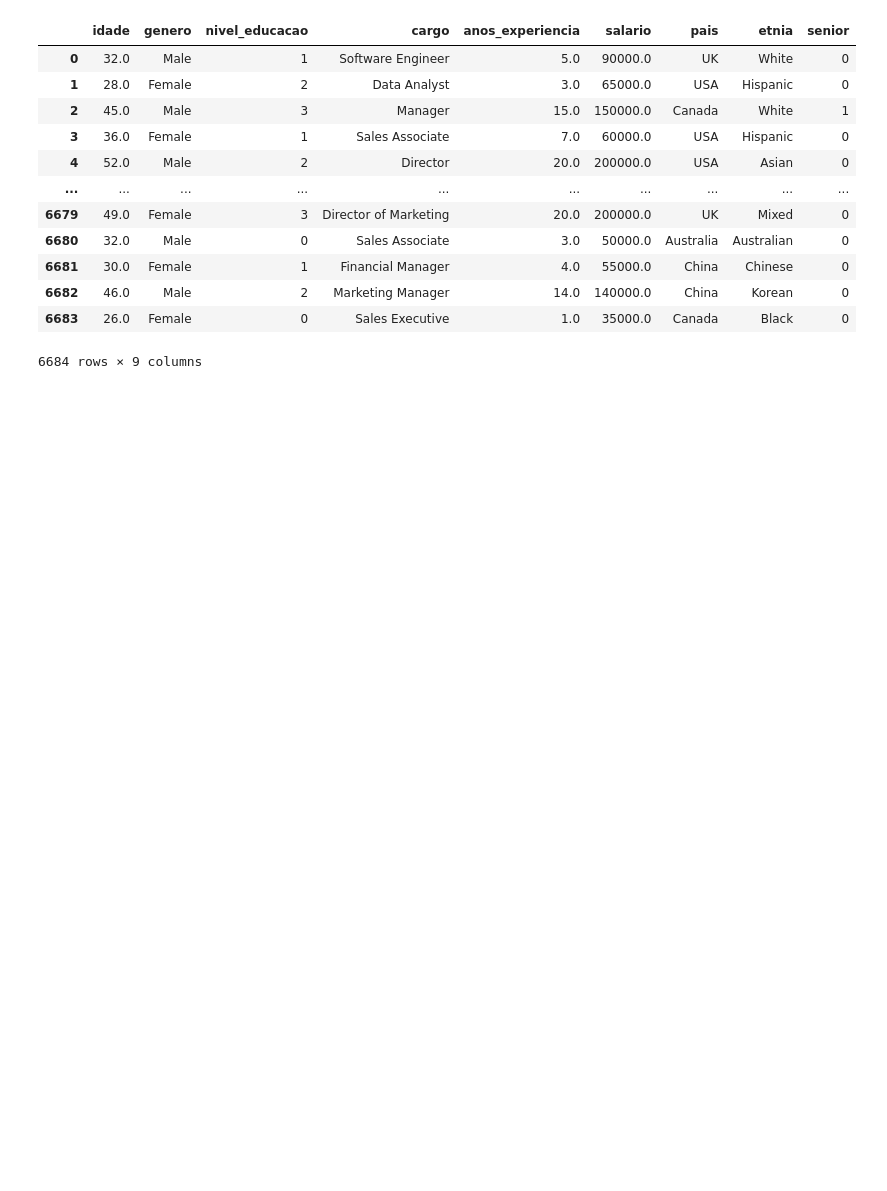
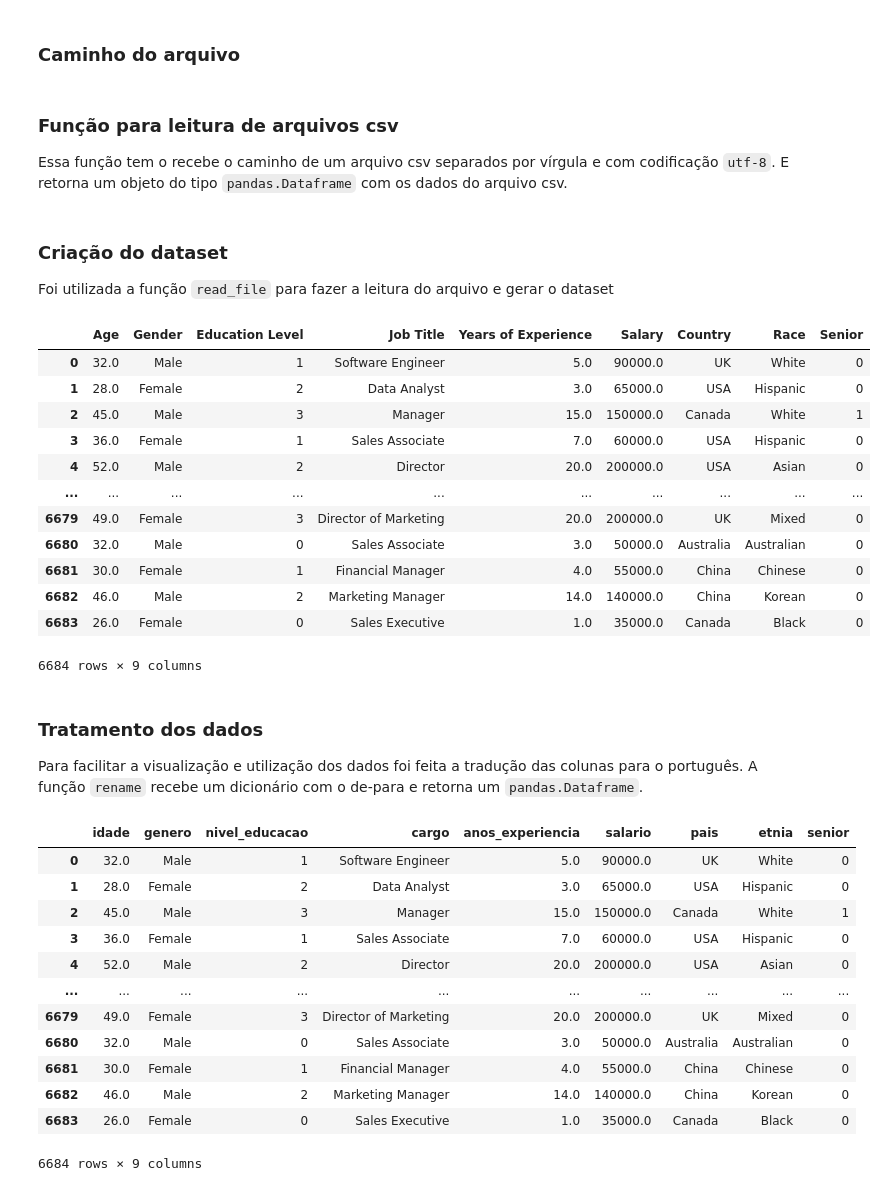
Before and after one commit to eloy-freitas/trabalho_final_sad, a Jupyter notebook: relatorio.ipynb, the cells around one changed output. Cells and saved outputs as stored; diff of their text form; code cells hidden in the pictures; blank space fills up the shorter version.

```diff
--- a/relatorio.ipynb
+++ b/relatorio.ipynb
@@ -3,11 +9,42 @@ import pandas as _pd
 import plotly.graph_objects as _go
 import plotly.express as _px
 from pandasql import sqldf as sql
+# %% [markdown]
+### Caminho do arquivo
 # %%
 dataset_path = 'data/Salary.csv'
+# %% [markdown]
+### Função para leitura de arquivos csv
+
+Essa função tem o recebe o caminho de um arquivo csv separados por vírgula e com codificação `utf-8`.
+E retorna um objeto do tipo `pandas.Dataframe` com os dados do arquivo csv.
 # %%
 def read_file(path:str):
     tbl = _pd.read_csv(dataset_path, sep=',', encoding='utf-8')
 
     return tbl
+# %% [markdown]
+### Criação do dataset
+Foi utilizada a função  `read_file` para fazer a leitura do arquivo e gerar o dataset
+# %%
+tbl = read_file(dataset_path)
+tbl
+# %% [output]
+|  | Age | Gender | Education Level | Job Title | Years of Experience | Salary | Country | Race | Senior |
+| 0 | 32.0 | Male | 1 | Software Engineer | 5.0 | 90000.0 | UK | White | 0 |
+| 1 | 28.0 | Female | 2 | Data Analyst | 3.0 | 65000.0 | USA | Hispanic | 0 |
+| 2 | 45.0 | Male | 3 | Manager | 15.0 | 150000.0 | Canada | White | 1 |
+| 3 | 36.0 | Female | 1 | Sales Associate | 7.0 | 60000.0 | USA | Hispanic | 0 |
+| 4 | 52.0 | Male | 2 | Director | 20.0 | 200000.0 | USA | Asian | 0 |
+| ... | ... | ... | ... | ... | ... | ... | ... | ... | ... |
+| 6679 | 49.0 | Female | 3 | Director of Marketing | 20.0 | 200000.0 | UK | Mixed | 0 |
+| 6680 | 32.0 | Male | 0 | Sales Associate | 3.0 | 50000.0 | Australia | Australian | 0 |
+| 6681 | 30.0 | Female | 1 | Financial Manager | 4.0 | 55000.0 | China | Chinese | 0 |
+| 6682 | 46.0 | Male | 2 | Marketing Manager | 14.0 | 140000.0 | China | Korean | 0 |
+| 6683 | 26.0 | Female | 0 | Sales Executive | 1.0 | 35000.0 | Canada | Black | 0 |
+6684 rows × 9 columns
+# %% [markdown]
+### Tratamento dos dados
+Para facilitar a visualização e utilização dos dados foi feita a tradução das colunas para o português.
+A função `rename` recebe um dicionário com o de-para e retorna um `pandas.Dataframe`.
 # %%
```
Also changed, not shown: parts of 12 cells of this notebook.
